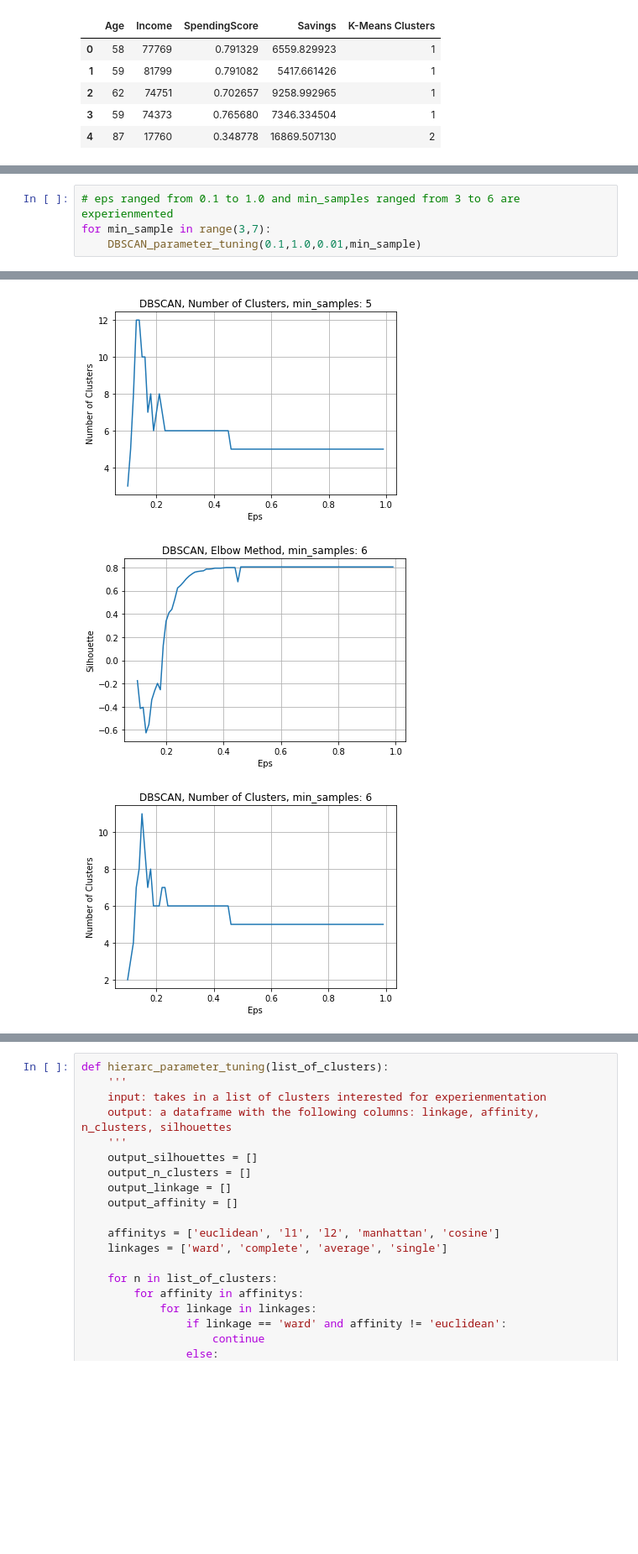
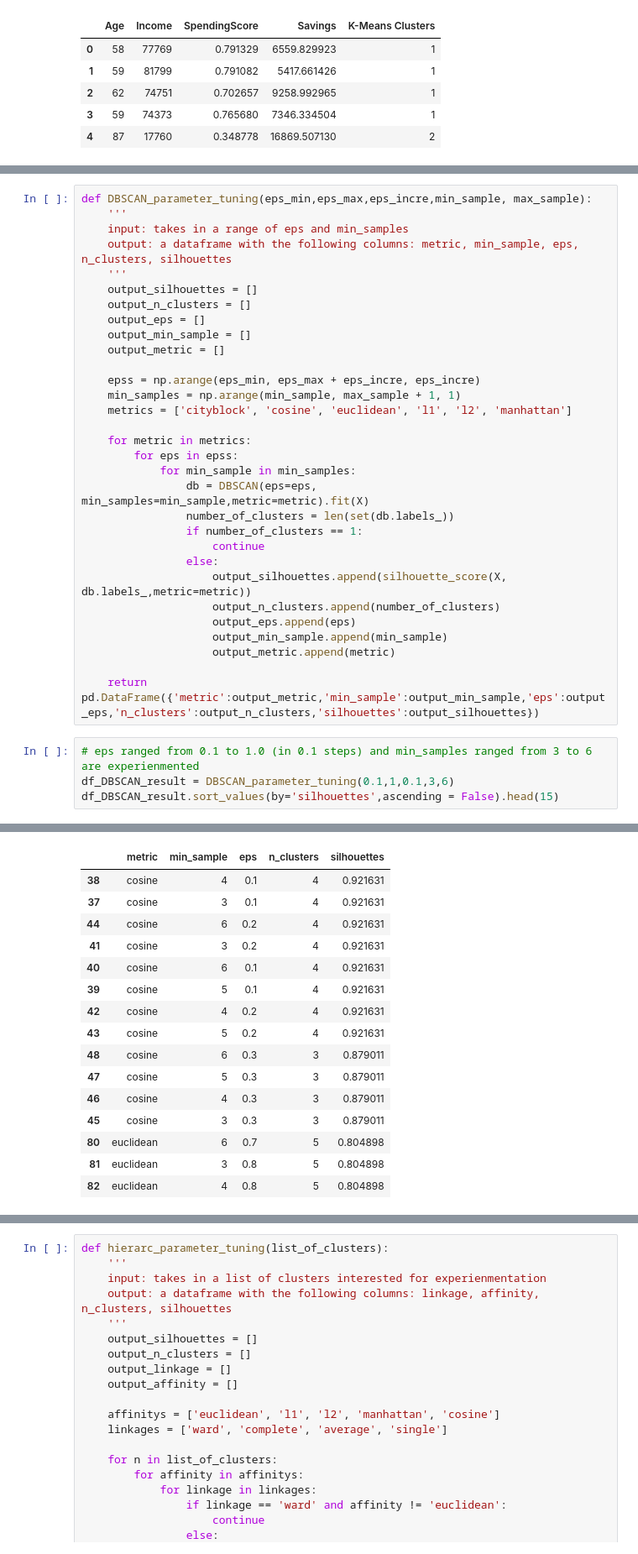
Before and after one commit to jimmylihe/supervised-and-unsupervised-learning-assignment, a Jupyter notebook: 869_Assignment1.ipynb, the cells around one changed output, grey strips where cells are left out. Shown at 84% size. Drawn from its saved outputs; the diff is of its cells as text; blank space fills up the shorter version.

```diff
--- a/869_Assignment1.ipynb
+++ b/869_Assignment1.ipynb
@@ -111,5 +108,36 @@ def DBSCAN_parameter_tuning(eps_min,eps_max,eps_incre,min_samples):
+# %%
+def DBSCAN_parameter_tuning(eps_min,eps_max,eps_incre,min_sample, max_sample):
+    '''
+    input: takes in a range of eps and min_samples
+    output: a dataframe with the following columns: metric, min_sample, eps, n_clusters, silhouettes
+    '''
+    output_silhouettes = []
+    output_n_clusters = []
+    output_eps = []
+    output_min_sample = []
+    output_metric = []
+
+    epss = np.arange(eps_min, eps_max + eps_incre, eps_incre)
+    min_samples = np.arange(min_sample, max_sample + 1, 1)
+    metrics = ['cityblock', 'cosine', 'euclidean', 'l1', 'l2', 'manhattan']
+
+    for metric in metrics:
+        for eps in epss:
+            for min_sample in min_samples:
+                db = DBSCAN(eps=eps, min_samples=min_sample,metric=metric).fit(X)
+                number_of_clusters = len(set(db.labels_))
+                if number_of_clusters == 1:
+                    continue
+                else:
+                    output_silhouettes.append(silhouette_score(X, db.labels_,metric=metric))
+                    output_n_clusters.append(number_of_clusters)
+                    output_eps.append(eps)
+                    output_min_sample.append(min_sample)
+                    output_metric.append(metric)
+
+    return pd.DataFrame({'metric':output_metric,'min_sample':output_min_sample,'eps':output_eps,'n_clusters':output_n_clusters,'silhouettes':output_silhouettes})
 # %%
-# eps ranged from 0.1 to 1.0 and min_samples ranged from 3 to 6 are experienmented
-for min_sample in range(3,7):
-    DBSCAN_parameter_tuning(0.1,1.0,0.01,min_sample)
+# eps ranged from 0.1 to 1.0 (in 0.1 steps) and min_samples ranged from 3 to 6 are experienmented
+df_DBSCAN_result = DBSCAN_parameter_tuning(0.1,1,0.1,3,6)
+df_DBSCAN_result.sort_values(by='silhouettes',ascending = False).head(15)
 # %% [output]
@@ -121,4 +144,17 @@ for min_sample in range(3,7):
-[figure, removed]
-[figure, removed]
-[figure, removed]
+|  | metric | min_sample | eps | n_clusters | silhouettes |
+| 38 | cosine | 4 | 0.1 | 4 | 0.921631 |
+| 37 | cosine | 3 | 0.1 | 4 | 0.921631 |
+| 44 | cosine | 6 | 0.2 | 4 | 0.921631 |
+| 41 | cosine | 3 | 0.2 | 4 | 0.921631 |
+| 40 | cosine | 6 | 0.1 | 4 | 0.921631 |
+| 39 | cosine | 5 | 0.1 | 4 | 0.921631 |
+| 42 | cosine | 4 | 0.2 | 4 | 0.921631 |
+| 43 | cosine | 5 | 0.2 | 4 | 0.921631 |
+| 48 | cosine | 6 | 0.3 | 3 | 0.879011 |
+| 47 | cosine | 5 | 0.3 | 3 | 0.879011 |
+| 46 | cosine | 4 | 0.3 | 3 | 0.879011 |
+| 45 | cosine | 3 | 0.3 | 3 | 0.879011 |
+| 80 | euclidean | 6 | 0.7 | 5 | 0.804898 |
+| 81 | euclidean | 3 | 0.8 | 5 | 0.804898 |
+| 82 | euclidean | 4 | 0.8 | 5 | 0.804898 |
 # %%
```
Also changed, not shown: parts of 31 cells of this notebook.
